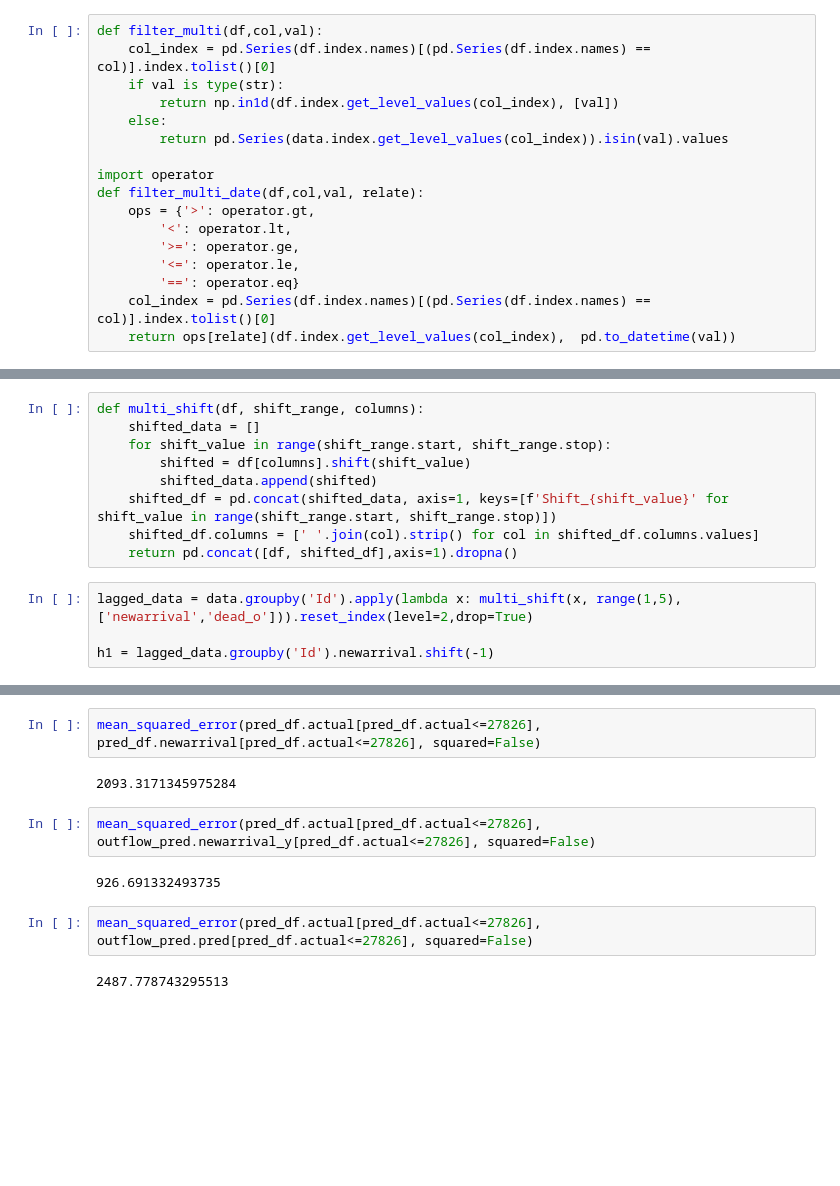
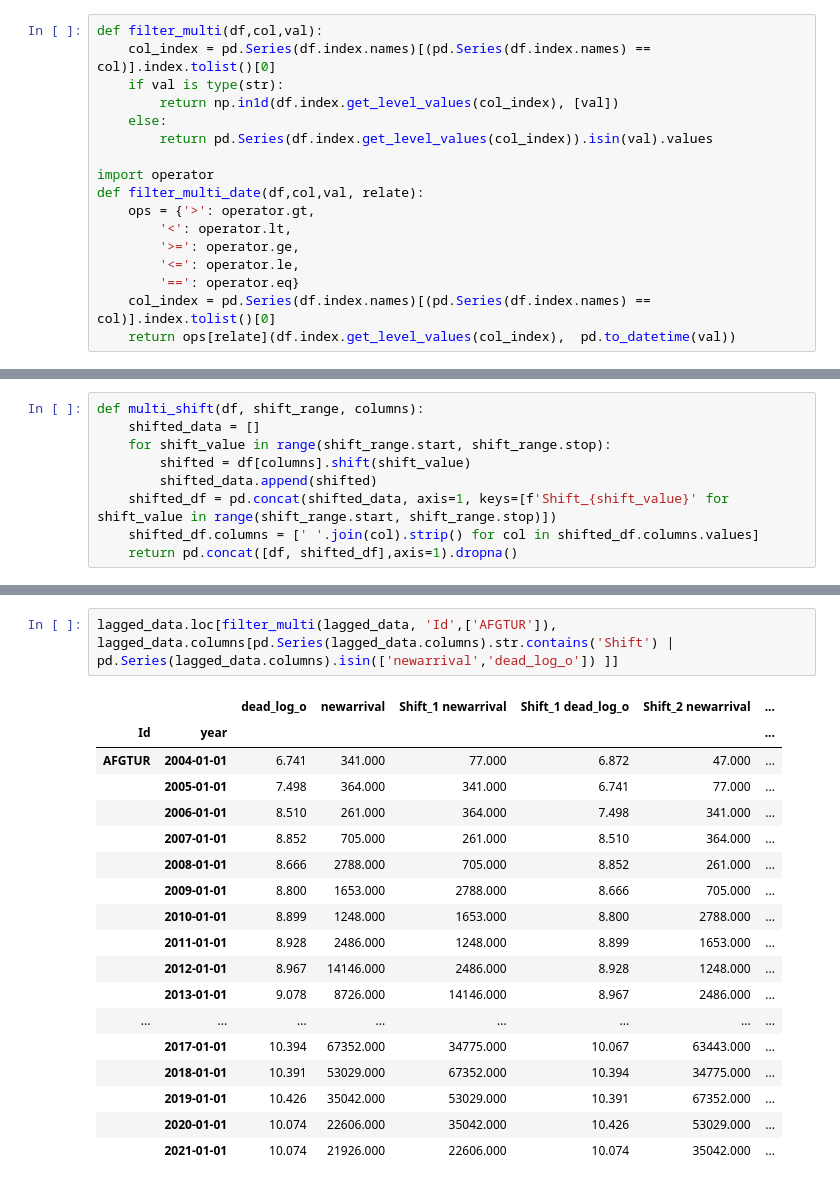
Before and after one commit to 4Freye/refugees, a Jupyter notebook: notebooks/models/03_ef_RF_baseline.ipynb, the cells around one changed output, grey strips where cells are left out. Saved outputs shown, nothing was run; the diff lists cells and outputs as text; blank space fills up the shorter version.

```diff
--- a/notebooks/models/03_ef_RF_baseline.ipynb
+++ b/notebooks/models/03_ef_RF_baseline.ipynb
@@ -50,7 +50,7 @@ def filter_multi(df,col,val):
     if val is type(str):
         return np.in1d(df.index.get_level_values(col_index), [val])
     else:
-        return pd.Series(data.index.get_level_values(col_index)).isin(val).values
+        return pd.Series(df.index.get_level_values(col_index)).isin(val).values
 
 import operator
 def filter_multi_date(df,col,val, relate):
@@ -142,7 +144,3 @@ def multi_shift(df, shift_range, columns):
     shifted_df = pd.concat(shifted_data, axis=1, keys=[f'Shift_{shift_value}' for shift_value in range(shift_range.start, shift_range.stop)])
     shifted_df.columns = [' '.join(col).strip() for col in shifted_df.columns.values]
     return pd.concat([df, shifted_df],axis=1).dropna()
-# %%
-lagged_data = data.groupby('Id').apply(lambda x: multi_shift(x, range(1,5), ['newarrival','dead_o'])).reset_index(level=2,drop=True)
-
-h1 = lagged_data.groupby('Id').newarrival.shift(-1)
@@ -276,12 +147,21 @@ Text(0, 0.5, 'Root Mean Squared Error')
-# %%
-mean_squared_error(pred_df.actual[pred_df.actual<=27826], pred_df.newarrival[pred_df.actual<=27826], squared=False)
-# %% [output]
-2093.3171345975284
-# %%
-mean_squared_error(pred_df.actual[pred_df.actual<=27826], outflow_pred.newarrival_y[pred_df.actual<=27826], squared=False)
-# %% [output]
-926.691332493735
-# %%
-mean_squared_error(pred_df.actual[pred_df.actual<=27826], outflow_pred.pred[pred_df.actual<=27826], squared=False)
-# %% [output]
-2487.778743295513
+# %%
+lagged_data.loc[filter_multi(lagged_data, 'Id',['AFGTUR']), lagged_data.columns[pd.Series(lagged_data.columns).str.contains('Shift') | pd.Series(lagged_data.columns).isin(['newarrival','dead_log_o']) ]]
+# %% [output]
+|  |  | dead_log_o | newarrival | Shift_1 newarrival | Shift_1 dead_log_o | Shift_2 newarrival | ... |
+| Id | year |  |  |  |  |  | ... |
+| AFGTUR | 2004-01-01 | 6.741 | 341.000 | 77.000 | 6.872 | 47.000 | ... |
+|  | 2005-01-01 | 7.498 | 364.000 | 341.000 | 6.741 | 77.000 | ... |
+|  | 2006-01-01 | 8.510 | 261.000 | 364.000 | 7.498 | 341.000 | ... |
+|  | 2007-01-01 | 8.852 | 705.000 | 261.000 | 8.510 | 364.000 | ... |
+|  | 2008-01-01 | 8.666 | 2788.000 | 705.000 | 8.852 | 261.000 | ... |
+|  | 2009-01-01 | 8.800 | 1653.000 | 2788.000 | 8.666 | 705.000 | ... |
+|  | 2010-01-01 | 8.899 | 1248.000 | 1653.000 | 8.800 | 2788.000 | ... |
+|  | 2011-01-01 | 8.928 | 2486.000 | 1248.000 | 8.899 | 1653.000 | ... |
+|  | 2012-01-01 | 8.967 | 14146.000 | 2486.000 | 8.928 | 1248.000 | ... |
+|  | 2013-01-01 | 9.078 | 8726.000 | 14146.000 | 8.967 | 2486.000 | ... |
+| ... | ... | ... | ... | ... | ... | ... | ... |
+|  | 2017-01-01 | 10.394 | 67352.000 | 34775.000 | 10.067 | 63443.000 | ... |
+|  | 2018-01-01 | 10.391 | 53029.000 | 67352.000 | 10.394 | 34775.000 | ... |
+|  | 2019-01-01 | 10.426 | 35042.000 | 53029.000 | 10.391 | 67352.000 | ... |
+|  | 2020-01-01 | 10.074 | 22606.000 | 35042.000 | 10.426 | 53029.000 | ... |
+|  | 2021-01-01 | 10.074 | 21926.000 | 22606.000 | 10.074 | 35042.000 | ... |
```
Also changed, not shown: parts of 50 cells of this notebook, 1 other file.
